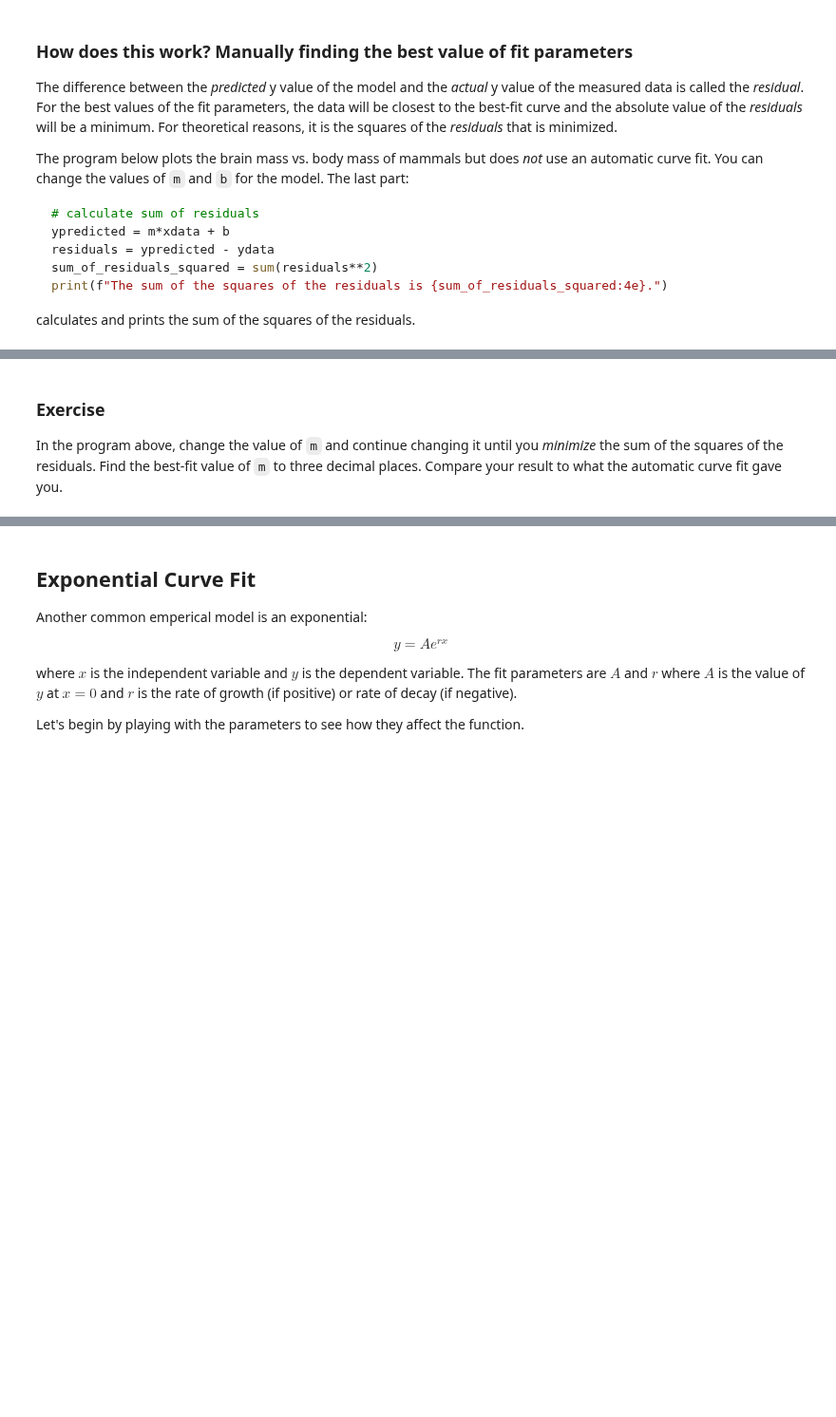
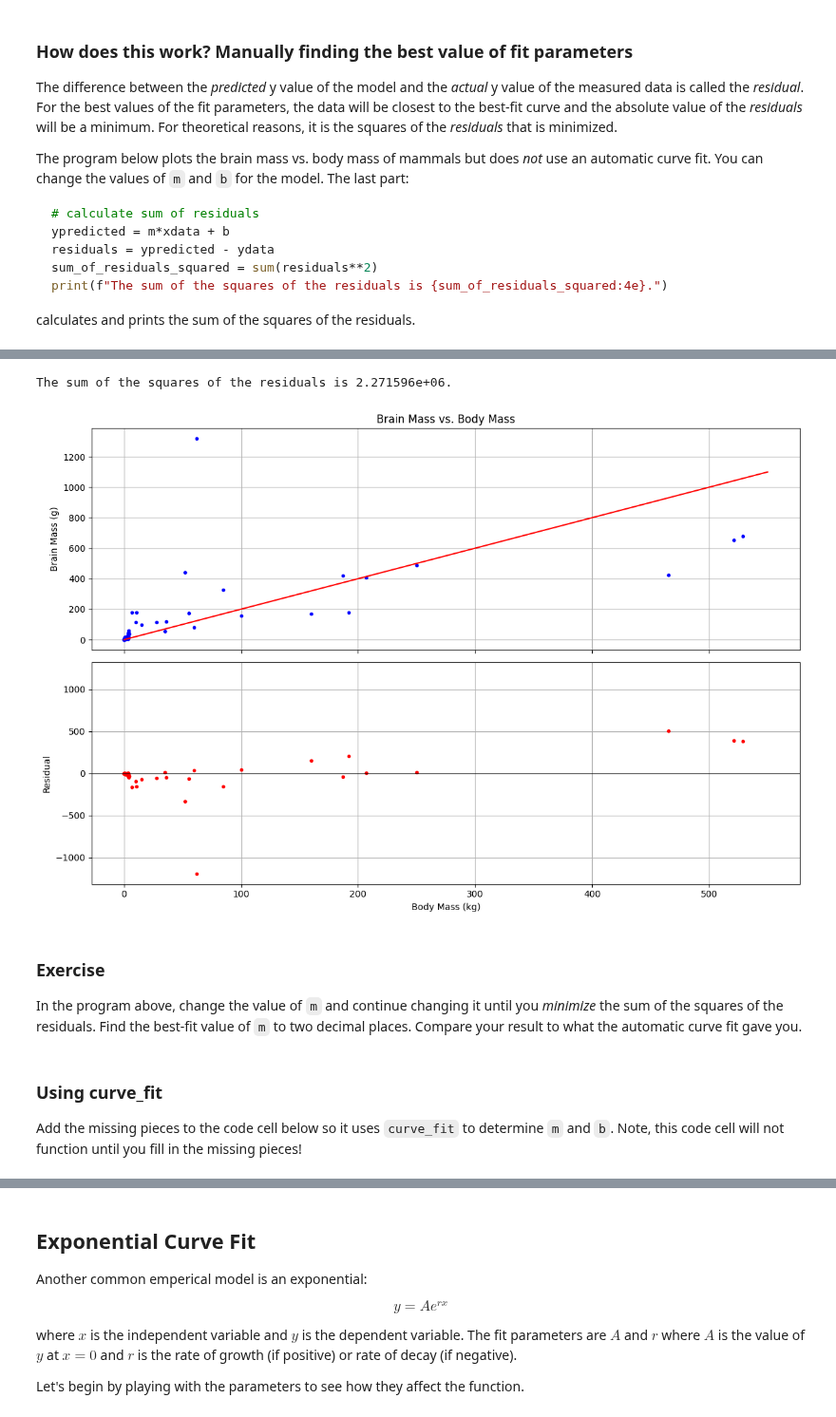
Before and after one commit to anthoak13/HNR-1303-F24, a Jupyter notebook: unit-03/03-03-fitting/03-03-fitting.ipynb, the cells around one changed output, grey strips where cells are left out. Shown at 95% size. Cells and saved outputs as stored; diff of their text form; code cells hidden in the pictures; blank space fills up the shorter version.

```diff
--- a/unit-03/03-03-fitting/03-03-fitting.ipynb
+++ b/unit-03/03-03-fitting/03-03-fitting.ipynb
@@ -197,7 +206,7 @@ Here is data for brain weight (in pounds) vs. body weight (in pounds) for mammal
 # %%
 # define data
 #The columns are: Body Mass (kg)	Brain Mass (g)
-data = StringIO("""x	y
+data_mammal = StringIO("""x	y
 3.385	44.5
 0.48	15.5
 1.35	8.1
@@ -216,7 +225,6 @@ data = StringIO("""x	y
 3.5	10.8
 2	12.3
 1.7	6.3
-2547	4603
 0.023	0.3
 187.1	419
 521	655
@@ -230,7 +238,6 @@ data = StringIO("""x	y
 85	325
 0.75	12.3
 62	1320
-6654	5712
 3.5	3.9
 6.8	179
 35	56
@@ -261,6 +268,8 @@ data = StringIO("""x	y
 0.104	2.5
 4.235	50.4
 """)
+# convert data to dataframe
+df_mammal = pd.read_csv(data_mammal, sep ="\t")
 # %% [markdown]
 ### How does this work? Manually finding the best value of fit parameters
 
@@ -392,4 +288,52 @@ The sum of the squares of the residuals is 1.954780e+07.
+# %%
+# define arrays for the data
+xdata = df_mammal['x']
+ydata = df_mammal['y']
+
+# define constants and create points for a linear function
+# m and b are initial guesses
+m = 2
+b = 0
+xmodel = np.linspace(0,550,10000) # independent variable used for drawing a best-fit curve
+ymodel = m*xmodel + b # dependent variable used for drawing a best-fit curve
+
+
+# calculate sum of residuals
+ypredicted = m*xdata + b #use model to calculate predicted values of y
+residuals = ypredicted - ydata
+sum_of_residuals_squared = sum(residuals**2)
+print(f"The sum of the squares of the residuals is {sum_of_residuals_squared:4e}.")
+
+# create graph
+fig, axs = plt.subplots(2, 1, figsize=(12, 8), sharex=True)
+
+# plot data and model
+axs[0].plot(xdata, ydata, 'b.') # data
+axs[0].plot(xmodel, ymodel, 'r-') # best fit model
+axs[0].grid()
+axs[0].set_title("Brain Mass vs. Body Mass")
+axs[0].set_ylabel("Brain Mass (g)")
+
+# plot residuals
+axs[1].plot(xdata, residuals, 'r.')
+axs[1].axhline(0, color='black', linewidth=0.8)
+axs[1].set_ylabel("Residual")
+axs[1].set_xlabel("Body Mass (kg)")
+axs[1].grid()
+
+# keep 0 residual fixed in the middle of the bottom plot
+residual_range = max(abs(residuals.min()), abs(residuals.max()))
+axs[1].set_ylim(-residual_range * 1.1, residual_range * 1.1)
+
+plt.tight_layout()
+plt.show()
+# %% [output]
+The sum of the squares of the residuals is 2.271596e+06.
+[figure, added]
 # %% [markdown]
 ### Exercise
 
-In the program above, change the value of `m` and continue changing it until you *minimize* the sum of the squares of the residuals. Find the best-fit value of `m` to three decimal places. Compare your result to what the automatic curve fit gave you.
+In the program above, change the value of `m` and continue changing it until you *minimize* the sum of the squares of the residuals. Find the best-fit value of `m` to two decimal places. Compare your result to what the automatic curve fit gave you.
+# %% [markdown]
+### Using curve_fit
+Add the missing pieces to the code cell below so it uses `curve_fit` to determine `m` and `b`. Note, this code cell will not function until you fill in the missing pieces!
```
Also changed, not shown: parts of 12 cells of this notebook, 1 other file.
